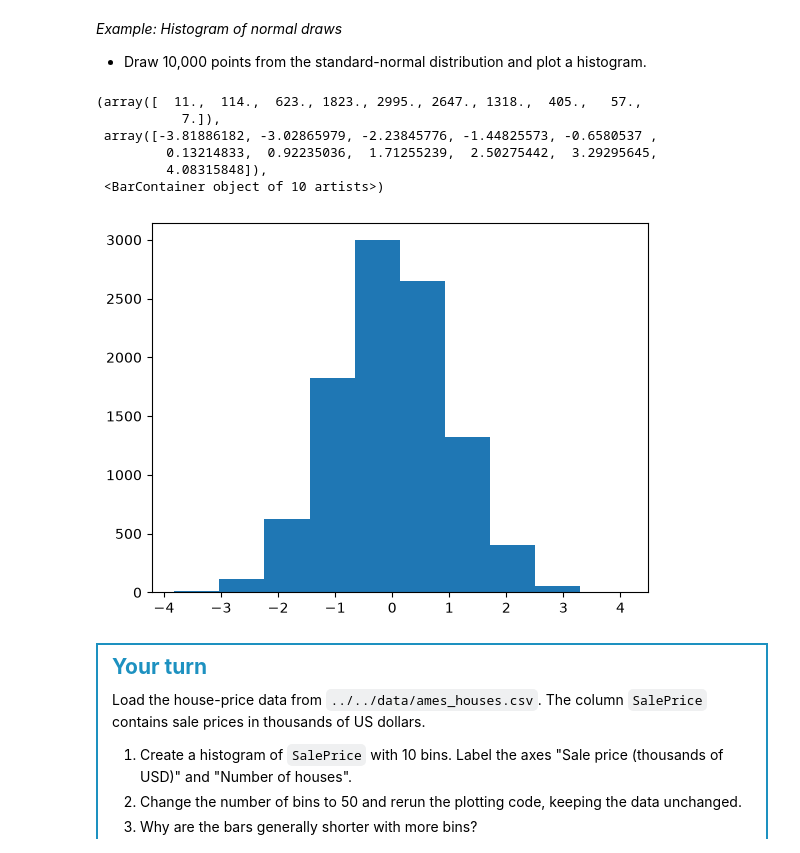
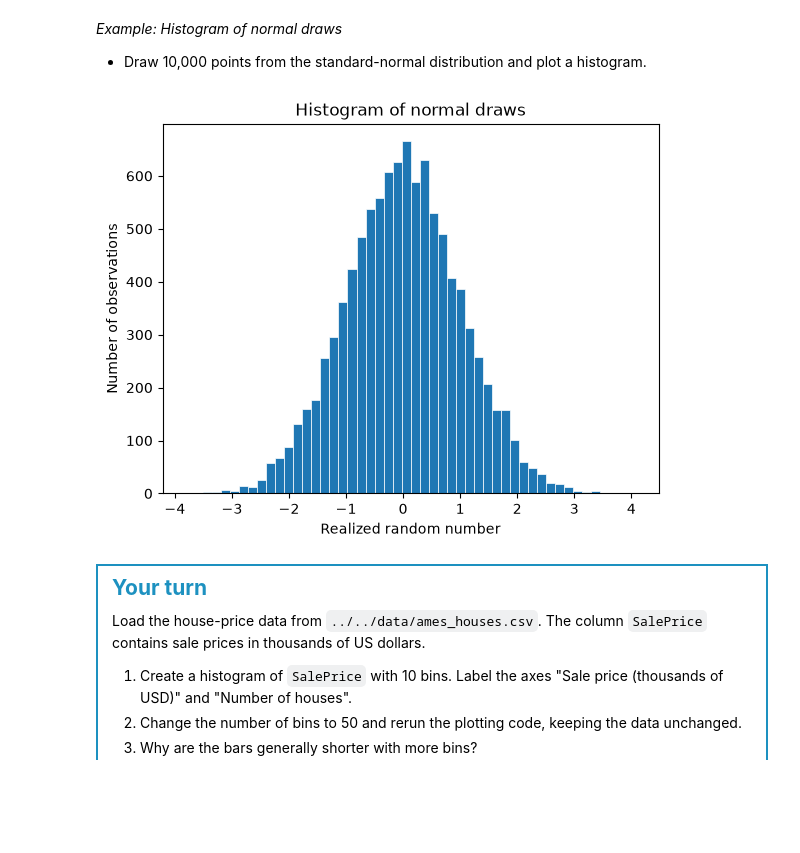
Before and after one commit to anders-hv/TECH2-H26, a Jupyter notebook: lectures/lecture3/lecture3-AH.ipynb, the cells around one changed output. Saved outputs shown, nothing was run; the diff lists cells and outputs as text; code cells hidden in the pictures; blank space fills up the shorter version.

```diff
--- a/lectures/lecture3/lecture3-AH.ipynb
+++ b/lectures/lecture3/lecture3-AH.ipynb
@@ -209,15 +209,12 @@ import numpy as np
 # Draw 10,000 standard-normal numbers
 x = np.random.default_rng(seed=1234).normal(size=10_000)
 # %%
-_ = plt.hist(x)
+_ = plt.hist(x, bins=50, linewidth=0.5, edgecolor='w')
+plt.xlabel('Realized random number')
+plt.ylabel('Number of observations')
+_ = plt.title('Histogram of normal draws')
 # %% [output]
-(array([  11.,  114.,  623., 1823., 2995., 2647., 1318.,  405.,   57.,
-           7.]),
- array([-3.81886182, -3.02865979, -2.23845776, -1.44825573, -0.6580537 ,
-         0.13214833,  0.92235036,  1.71255239,  2.50275442,  3.29295645,
-         4.08315848]),
- <BarContainer object of 10 artists>)
-[figure, old version]
+[figure, new version]
 # %% [markdown]
 <div style="padding: 0.8em 1em 0.5em 1em; border: 2pt solid #1d91c0;">
 <p style="font-weight: bold; font-size: 1.5em; color: #1d91c0;">
```
Also changed, not shown: parts of 10 cells of this notebook, 1 other file.
